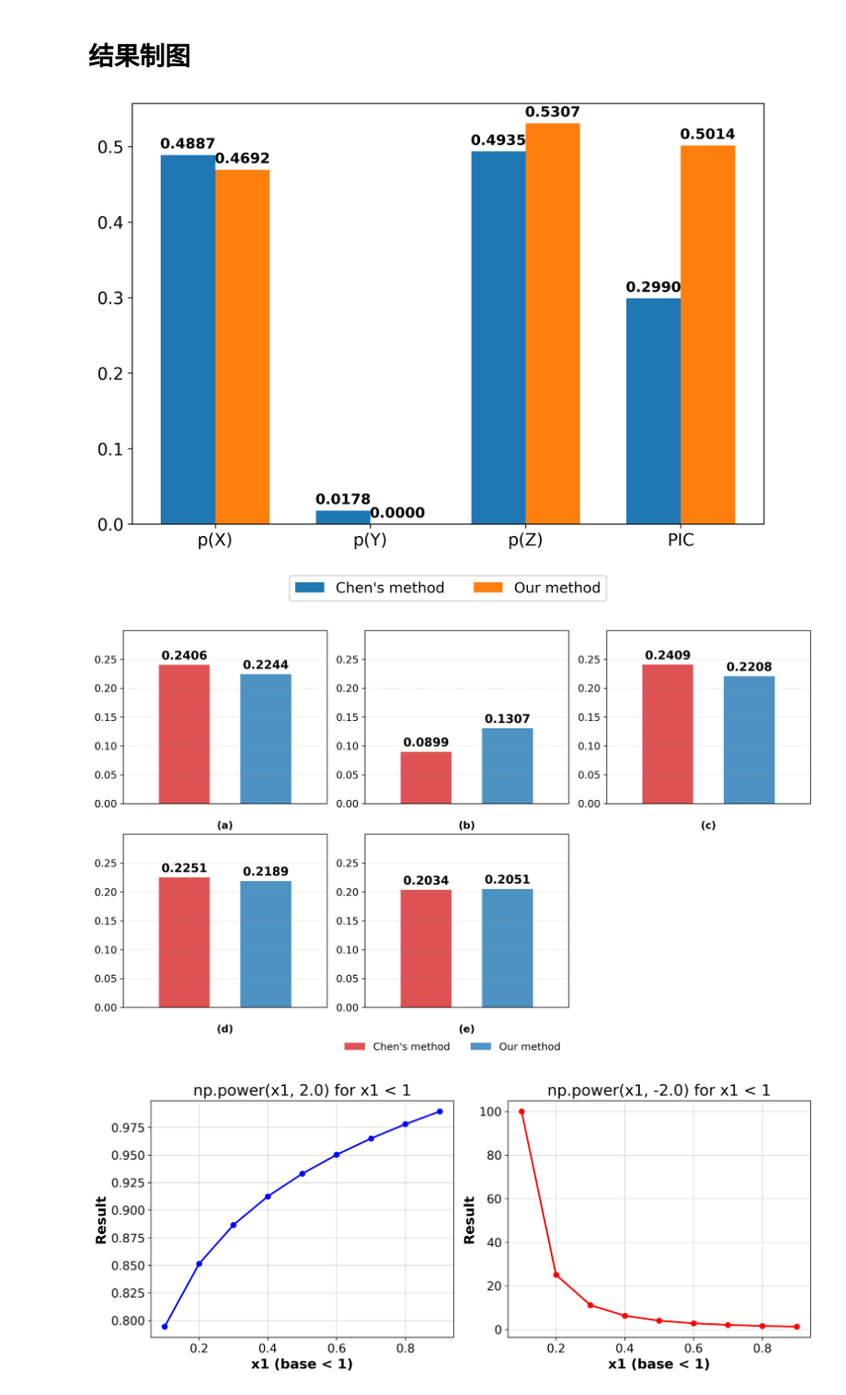
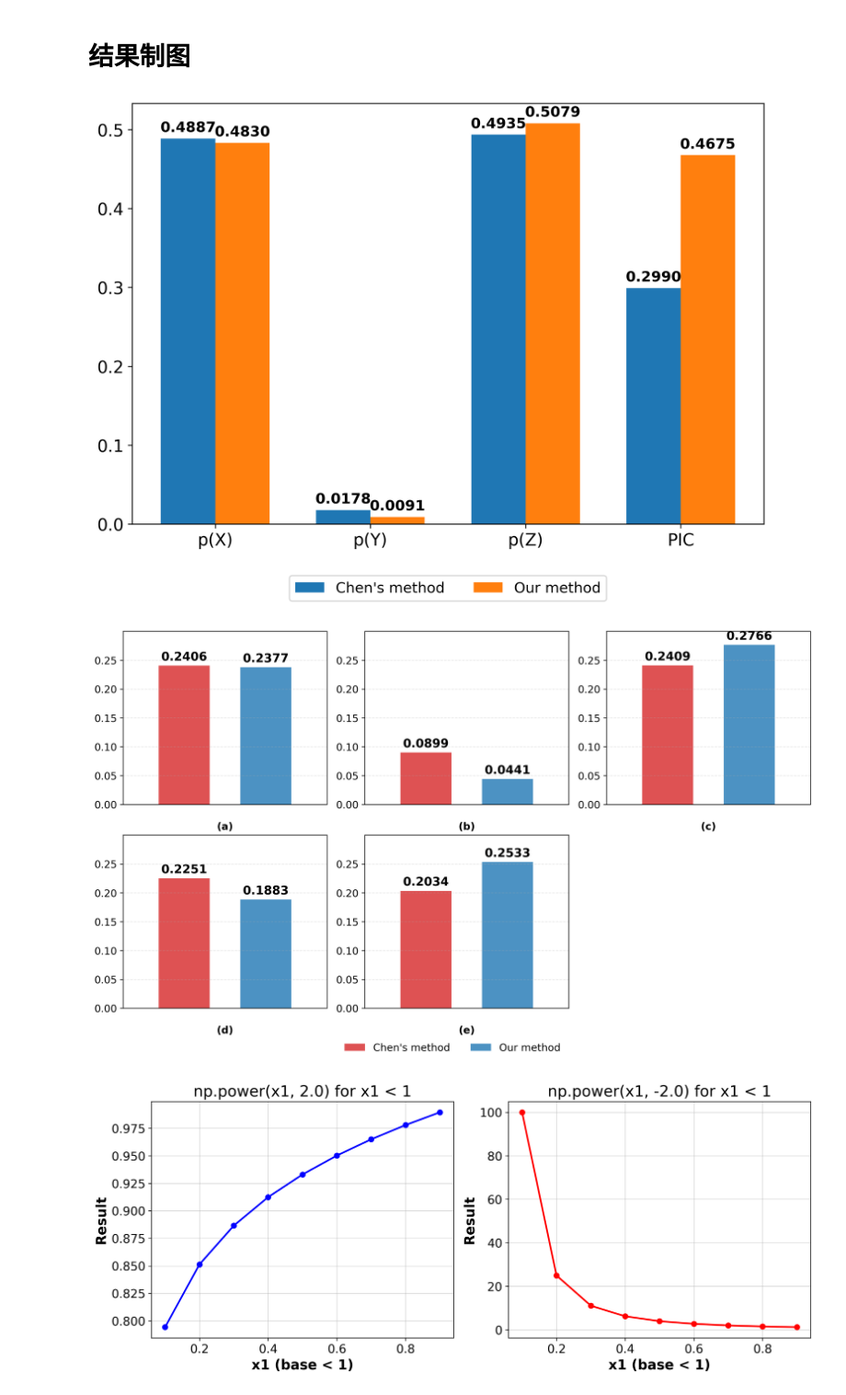
Before and after one commit to bitofbing/DS, a Jupyter notebook: owa_distance_fused.ipynb, the cells around one changed output. Shown at 92% size. Drawn from its saved outputs; the diff is of its cells as text; code cells hidden in the pictures.

```diff
--- a/owa_distance_fused.ipynb
+++ b/owa_distance_fused.ipynb
@@ -1949,8 +1895,7 @@ import numpy as np
 # 数据
 labels = ['p(X)', 'p(Y)', 'p(Z)', 'PIC']
 W3_case1 = [0.4887, 0.0178, 0.4935, 0.2990]
-W3_case2 = [0.4692, 4.6417e-07, 0.5307, 0.5014]
-
+W3_case2 = [0.4830, 0.0091, 0.5079, 0.4675]
 x = np.arange(len(labels))  # x轴位置
 width = 0.35  # 柱宽
 
@@ -1993,7 +1938,7 @@ plt.tight_layout()
 plt.savefig("example4_4.pdf", bbox_inches='tight', transparent=True)
 plt.show()
 # %% [output]
-[figure, old version]
+[figure, new version]
 # %%
 import matplotlib.pyplot as plt
 import numpy as np
@@ -2003,7 +1948,7 @@ plt.rcParams['font.sans-serif'] = ['SimHei']
 plt.rcParams['axes.unicode_minus'] = False
 
 # 您的权重数据和论文数据
-your_weights = [0.2244, 0.1307, 0.2208, 0.2189, 0.2051]
+your_weights = [0.2377, 0.0441, 0.2766, 0.1883, 0.2533]
 paper_weights = [0.2406, 0.0899, 0.2409, 0.2251, 0.2034]
 
 # 标签和颜色设置
@@ -2039,34 +1984,34 @@ for i, (ax, label) in enumerate(zip(axes[:-1], labels)):
                 ha='center', va='bottom', fontsize=14, fontweight='bold')
 
     # 设置子图属性
     ax.set_xlim(0.5, 1.5)  # 缩小x范围，让柱子更集中
     ax.set_ylim(0, 0.3)    # 统一Y轴范围为0-0.3
     ax.set_xticks([])      # 去除X轴标注
     ax.set_xticklabels([]) # 去除X轴标签
     ax.grid(axis='y', alpha=0.3, linestyle='--')
 
     # 添加y轴刻度
     ax.set_yticks([0, 0.05, 0.10, 0.15, 0.20, 0.25])
     ax.tick_params(axis='y', labelsize=12)
 
     # 把子图标签放在底部中央
     ax.text(0.5, -0.1, label, transform=ax.transAxes,
             ha='center', va='top', fontsize=12, fontweight='bold')
 
 # 添加整体图例（下方居中）
 fig.legend(legend_handles, ['Chen\'s method', 'Our method'],
            loc='lower center', bbox_to_anchor=(0.5, 0.07), ncol=2, fontsize=12,
            frameon=False)
 
 # 调整布局
 plt.tight_layout()
 plt.subplots_adjust(bottom=0.18, top=0.95)
 
 # 保存图片
 plt.savefig("weight_comparison.pdf", bbox_inches='tight', transparent=True)
 plt.show()
 # %% [output]
-[figure, old version]
+[figure, new version]
 # %%
 import matplotlib.pyplot as plt
 import numpy as np
```
Also changed, not shown: parts of 8 cells of this notebook, 26 other files.
